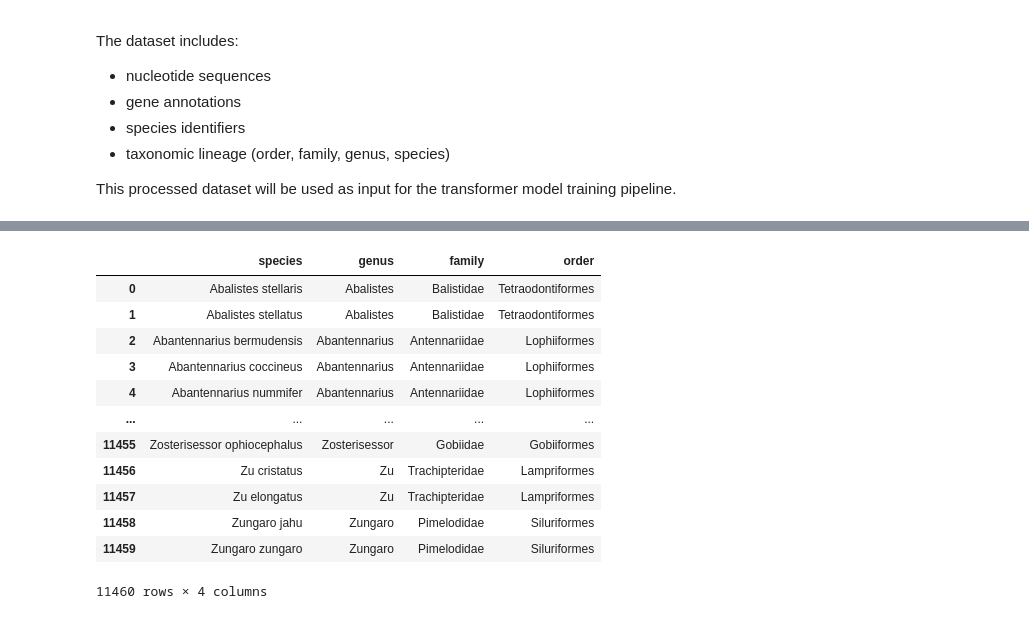
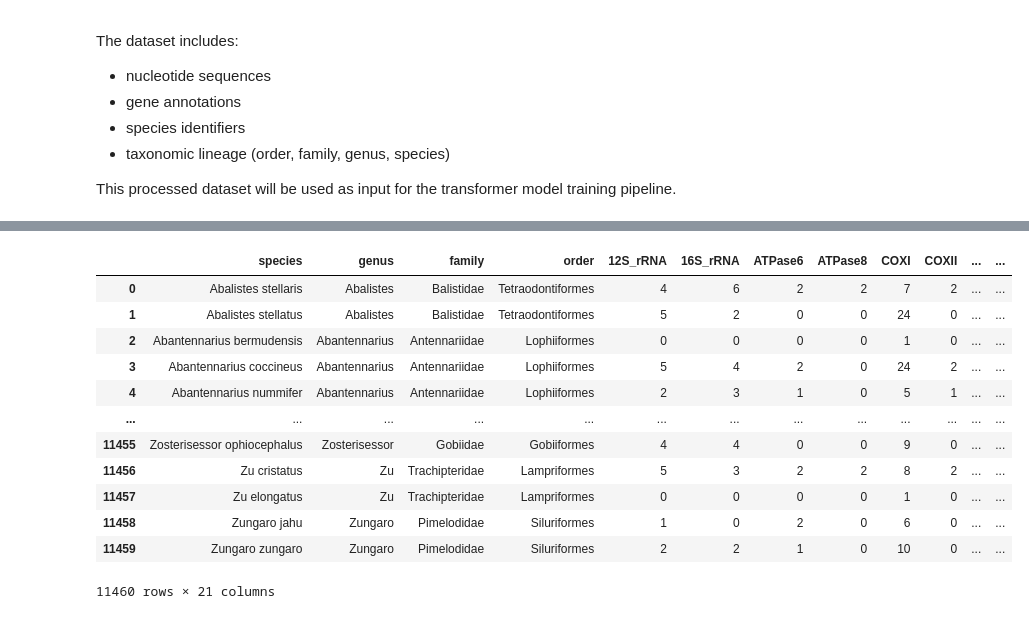
Before and after one commit to Dzee97/FishPhyloEmbedding2, a Jupyter notebook: stage0_preprocessing.ipynb, the cells around one changed output, grey strips where cells are left out. Drawn from its saved outputs; the diff is of its cells as text; code cells hidden in the pictures.

```diff
--- a/stage0_preprocessing.ipynb
+++ b/stage0_preprocessing.ipynb
@@ -487,7 +488,9 @@ After remapping, the number of tree species without sequence data decreased from
 name_mapping = dict(zip(df_map['Query Name'], df_map['Name in NCBI']))
 
 df_leaves_remap = df_leaves.replace(name_mapping)
-df_leaves_remap_not_in_mf = df_leaves[(~df_leaves_remap['species'].isin(df_mf_all_genes['species']))]
+df_leaves_remap = df_leaves_remap.drop_duplicates()
+df_leaves_remap_in_mf = df_leaves_remap[(df_leaves_remap['species'].isin(df_mf_all_genes['species']))]
+df_leaves_remap_not_in_mf = df_leaves_remap[(~df_leaves_remap['species'].isin(df_mf_all_genes['species']))]
 
 print(f"Number of Fish Tree of Life species not in MitoFish after name remapping: {df_leaves_remap_not_in_mf['species'].nunique()}")
 df_leaves_remap_not_in_mf
@@ -655,22 +658,47 @@ df_final
 # %%
-path_processed_dataset_taxonomy = path_out_dir / "processed_dataset_taxonomy.csv"
+path_processed_dataset_taxonomy = path_out_dir / "processed_mitofish_species.csv"
 
-df_taxonomy = df_final[['species', 'genus', 'family', 'order']].drop_duplicates()
+taxonomy_cols = ['species', 'genus', 'family', 'order']
+
+df_taxonomy = df_final[taxonomy_cols].drop_duplicates()
 df_taxonomy = df_taxonomy.sort_values(by='species', ignore_index=True)
-df_taxonomy.to_csv(path_processed_dataset_taxonomy)
 
-df_taxonomy
+gene_counts = (
+    df_final.groupby(['species', 'gene'], observed=True)
+    .size()
+    .unstack(fill_value=0)
+)
+
+final_table = pd.merge(
+    df_taxonomy,
+    gene_counts,
+    on='species',
+    how='left'
+)
+
+# 1. Identify the gene columns (all columns except the taxonomy ones)
+gene_cols = [col for col in final_table.columns if col not in taxonomy_cols]
+
+# 2. Count how many genes have a value > 0 for each row
+final_table['unique_gene_count'] = (final_table[gene_cols] > 0).sum(axis=1)
+
+# 3. (Optional) If you also want the total number of sequences (sum of all copies):
+final_table['total_sequence_count'] = final_table[gene_cols].sum(axis=1)
+
+final_table.to_csv(path_processed_dataset_taxonomy)
+
+final_table
 # %% [output]
-|  | species | genus | family | order |
-| 0 | Abalistes stellaris | Abalistes | Balistidae | Tetraodontiformes |
-| 1 | Abalistes stellatus | Abalistes | Balistidae | Tetraodontiformes |
-| 2 | Abantennarius bermudensis | Abantennarius | Antennariidae | Lophiiformes |
-| 3 | Abantennarius coccineus | Abantennarius | Antennariidae | Lophiiformes |
-| 4 | Abantennarius nummifer | Abantennarius | Antennariidae | Lophiiformes |
-| ... | ... | ... | ... | ... |
-| 11455 | Zosterisessor ophiocephalus | Zosterisessor | Gobiidae | Gobiiformes |
-| 11456 | Zu cristatus | Zu | Trachipteridae | Lampriformes |
-| 11457 | Zu elongatus | Zu | Trachipteridae | Lampriformes |
-| 11458 | Zungaro jahu | Zungaro | Pimelodidae | Siluriformes |
-| 11459 | Zungaro zungaro | Zungaro | Pimelodidae | Siluriformes |
+|  | species | genus | family | order | 12S_rRNA | 16S_rRNA | ATPase6 | ATPase8 | COXI | COXII | ... | ... |
+| 0 | Abalistes stellaris | Abalistes | Balistidae | Tetraodontiformes | 4 | 6 | 2 | 2 | 7 | 2 | ... | ... |
+| 1 | Abalistes stellatus | Abalistes | Balistidae | Tetraodontiformes | 5 | 2 | 0 | 0 | 24 | 0 | ... | ... |
+| 2 | Abantennarius bermudensis | Abantennarius | Antennariidae | Lophiiformes | 0 | 0 | 0 | 0 | 1 | 0 | ... | ... |
+| 3 | Abantennarius coccineus | Abantennarius | Antennariidae | Lophiiformes | 5 | 4 | 2 | 0 | 24 | 2 | ... | ... |
+| 4 | Abantennarius nummifer | Abantennarius | Antennariidae | Lophiiformes | 2 | 3 | 1 | 0 | 5 | 1 | ... | ... |
+| ... | ... | ... | ... | ... | ... | ... | ... | ... | ... | ... | ... | ... |
+| 11455 | Zosterisessor ophiocephalus | Zosterisessor | Gobiidae | Gobiiformes | 4 | 4 | 0 | 0 | 9 | 0 | ... | ... |
+| 11456 | Zu cristatus | Zu | Trachipteridae | Lampriformes | 5 | 3 | 2 | 2 | 8 | 2 | ... | ... |
+| 11457 | Zu elongatus | Zu | Trachipteridae | Lampriformes | 0 | 0 | 0 | 0 | 1 | 0 | ... | ... |
+| 11458 | Zungaro jahu | Zungaro | Pimelodidae | Siluriformes | 1 | 0 | 2 | 0 | 6 | 0 | ... | ... |
+| 11459 | Zungaro zungaro | Zungaro | Pimelodidae | Siluriformes | 2 | 2 | 1 | 0 | 10 | 0 | ... | ... |
-11460 rows × 4 columns
+11460 rows × 21 columns
```
Also changed, not shown: parts of 7 cells of this notebook, 2 other files.
